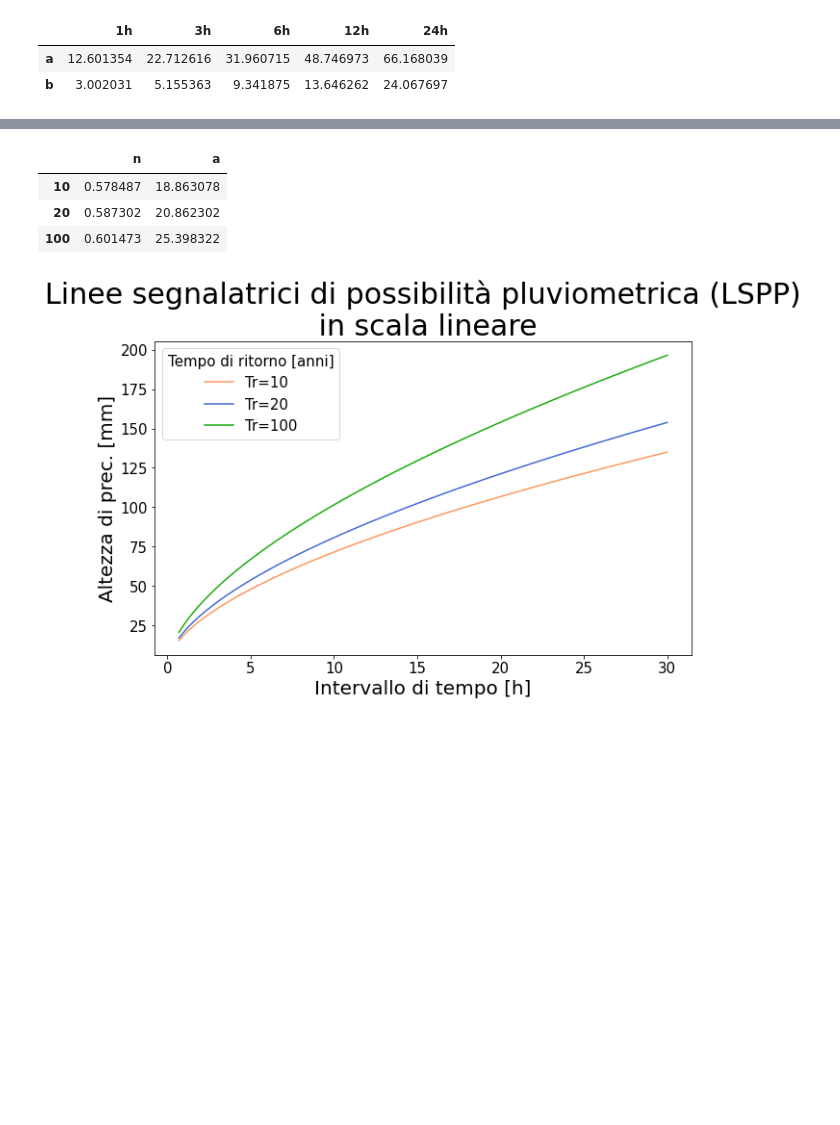
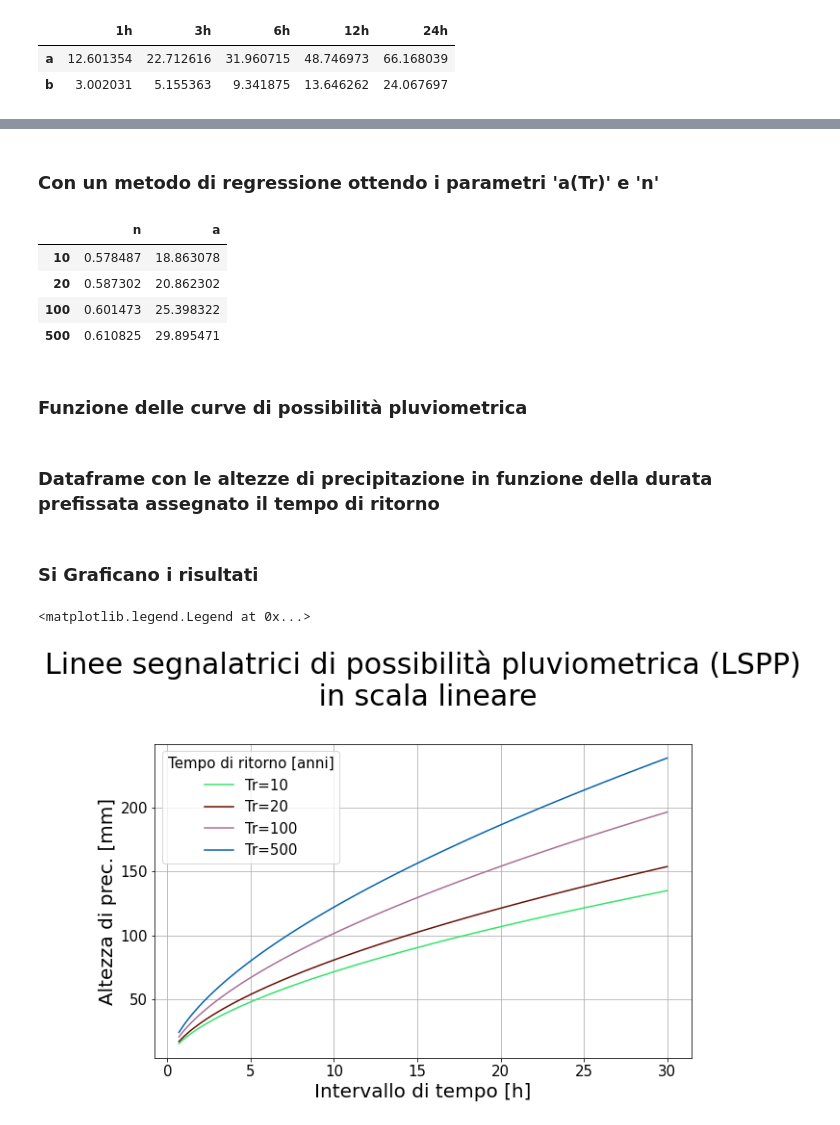
Before and after one commit to Fakkin/Laboratorio, a Jupyter notebook: Curve_PP_Fedaia_1.ipynb, the cells around one changed output, grey strips where cells are left out. Cells and saved outputs as stored; diff of their text form; code cells hidden in the pictures; blank space fills up the shorter version.

```diff
--- a/Curve_PP_Fedaia_1.ipynb
+++ b/Curve_PP_Fedaia_1.ipynb
@@ -100,7 +100,8 @@ plt.rc('figure', titlesize=BIGGER_SIZE)  # fontsize of the figure title
 # %%
 import random
 colors={}
-for i in q:
+c=[]
+for i in r:
     colore=(random.random(), random.random(), random.random())
     colors.update({i:colore})
-colors
+    c.append(colors[i])
@@ -138,35 +134,46 @@ Invalid limit will be ignored.
+# %% [markdown]
+### Con un metodo di regressione ottendo i parametri 'a(Tr)' e 'n'
 # %%
 In=[]
 a=0
-for j in q:
+for j in r:
     In.append(np.polyfit(np.log(ind),np.log(pts[j]),1))
     In[a][1]=np.exp(In[a][1])
     a+=1
 # %%
-fnl=DataFrame(In,index=q,columns=['n','a'])
+fnl=DataFrame(In,index=r,columns=['n','a'])
 fnl
 # %% [output]
 |  | n | a |
 | 10 | 0.578487 | 18.863078 |
 | 20 | 0.587302 | 20.862302 |
 | 100 | 0.601473 | 25.398322 |
+| 500 | 0.610825 | 29.895471 |
 # %%
 tp=np.linspace(0.7,30,100)
+# %% [markdown]
+### Funzione delle curve di possibilità pluviometrica
 # %%
 def h(tp,a,n):
     return a*tp**n
+# %% [markdown]
+### Dataframe con le altezze di precipitazione in funzione della durata prefissata assegnato il tempo di ritorno
 # %%
 hh=[]
-for i in q:
+for i in r:
     hh.append(h(tp,fnl['a'][i],fnl['n'][i]))
 
-inh=DataFrame(hh,index=["Tr=10","Tr=20","Tr=100"], columns=tp).T
+inh=DataFrame(hh,index=indx, columns=tp).T
+# %% [markdown]
+### Si Graficano i risultati
 # %%
-ag=inh.plot(color=[colors[q[0]],colors[q[1]],colors[q[2]]],figsize=(10,6))
-ag.set_title('Linee segnalatrici di possibilità pluviometrica (LSPP)\n in scala lineare')
+ag=inh.plot(color=c,figsize=(10,6))
+ag.set_title('Linee segnalatrici di possibilità pluviometrica (LSPP)\n in scala lineare\n')
 ag.set_ylabel('Altezza di prec. [mm]')
 ag.set_xlabel('Intervallo di tempo [h]')
-legend = plt.legend (title= "Tempo di ritorno [anni]")
+ag.grid(True)
+ag.legend (title= "Tempo di ritorno [anni]")
 # %% [output]
+<matplotlib.legend.Legend at 0x...>
-[figure, old version]
+[figure, new version]
 # %%
```
Also changed, not shown: parts of 24 cells of this notebook, 9 other files.
